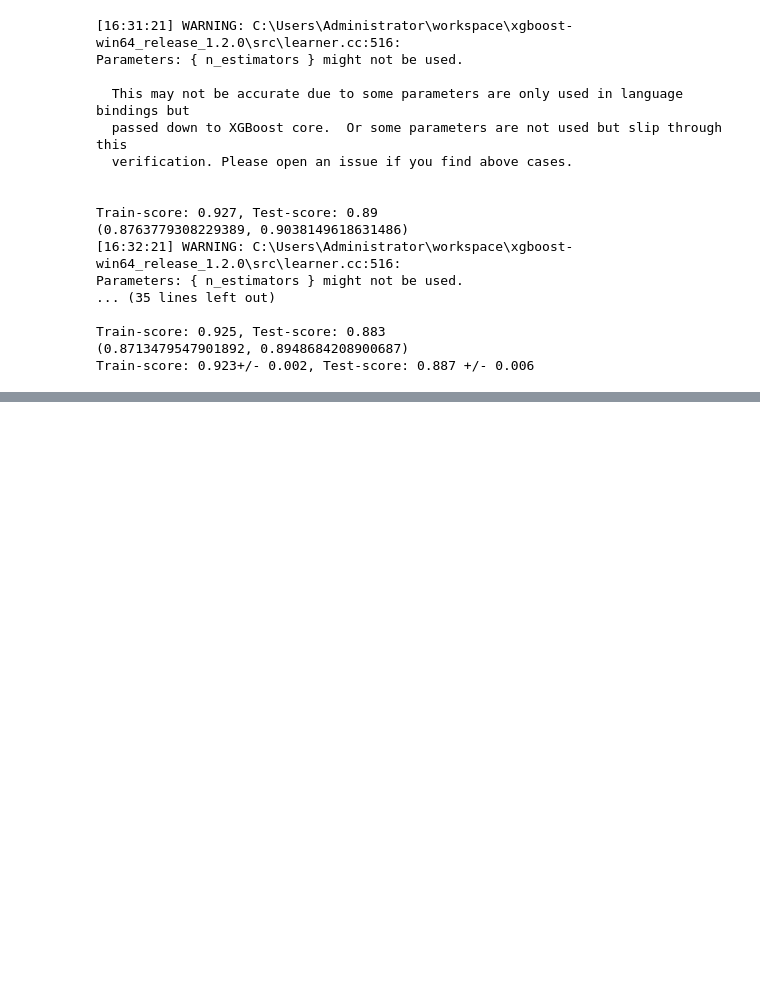
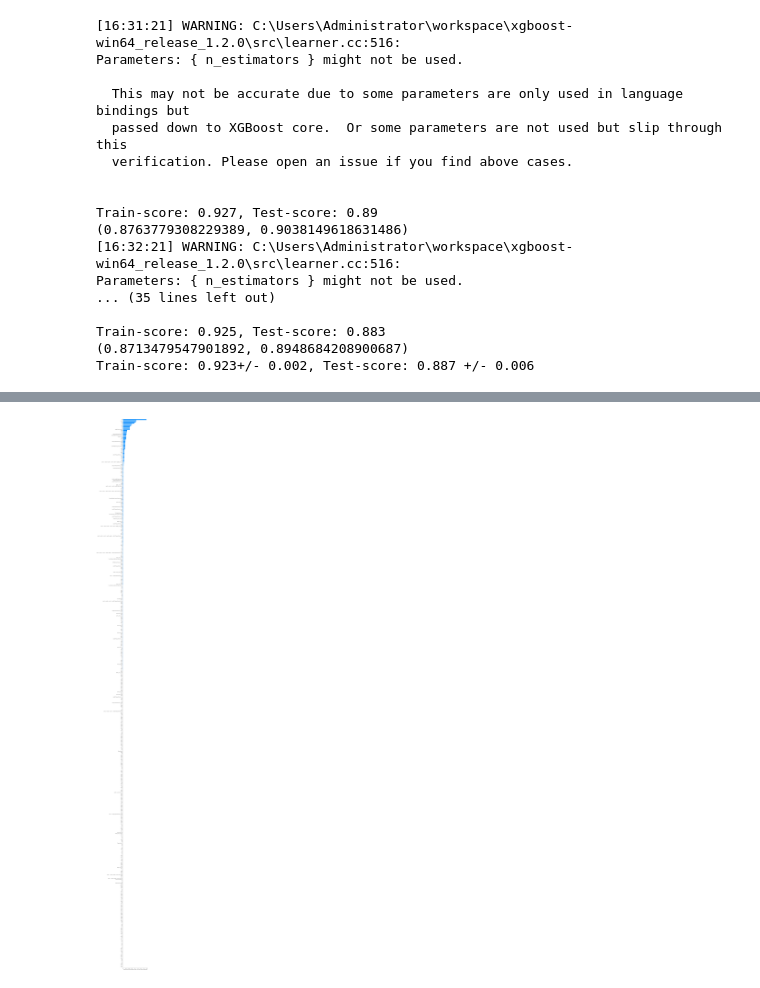
Before and after one commit to kokorozaci/Data_analysis_algorithms, a Jupyter notebook: Data_analysis_Kaggle/dz_05/dz_05_kaggle.ipynb, the cells around one changed output, grey strips where cells are left out. Drawn from its saved outputs; the diff is of its cells as text; code cells hidden in the pictures; blank space fills up the shorter version.

```diff
--- a/Data_analysis_Kaggle/dz_05/dz_05_kaggle.ipynb
+++ b/Data_analysis_Kaggle/dz_05/dz_05_kaggle.ipynb
@@ -345,0 +346,2 @@ x_train.head(2)
+# %%
+model.fit(x_train, y_train)
@@ -451,4 +462,0 @@ from eli5 import show_weights
-# %%
-model_adapter = XGB_adapter()
-model_adapter.fit(x_train, y_train)
-# model_adapter.predict(x_train)
@@ -462,4 +462,0 @@ Parameters: { n_estimators } might not be used.
-# %%
-pd.options.mode.use_inf_as_na = True
-x_train = x_train.fillna(-9999)
-pd.options.mode.use_inf_as_na = False
@@ -477,0 +666,8 @@ important_features_top = show_feature_importances(x_valid.columns, importance.fe
+# %%
+# load JS visualization code to notebook
+shap.initjs()
+
+# explain the model's predictions using SHAP
+# (same syntax works for LightGBM, CatBoost, scikit-learn and spark models)
+explainer = shap.TreeExplainer(model)
+shap_values = explainer.shap_values(x_train)
@@ -477,0 +682,4 @@ important_features_top = show_feature_importances(x_valid.columns, importance.fe
+# %%
+shap.summary_plot(shap_values, x_train, plot_type="bar", max_display=x_train.shape[1])
+# %% [output]
+[figure, added]
```
Also changed, not shown: parts of 29 cells of this notebook.
